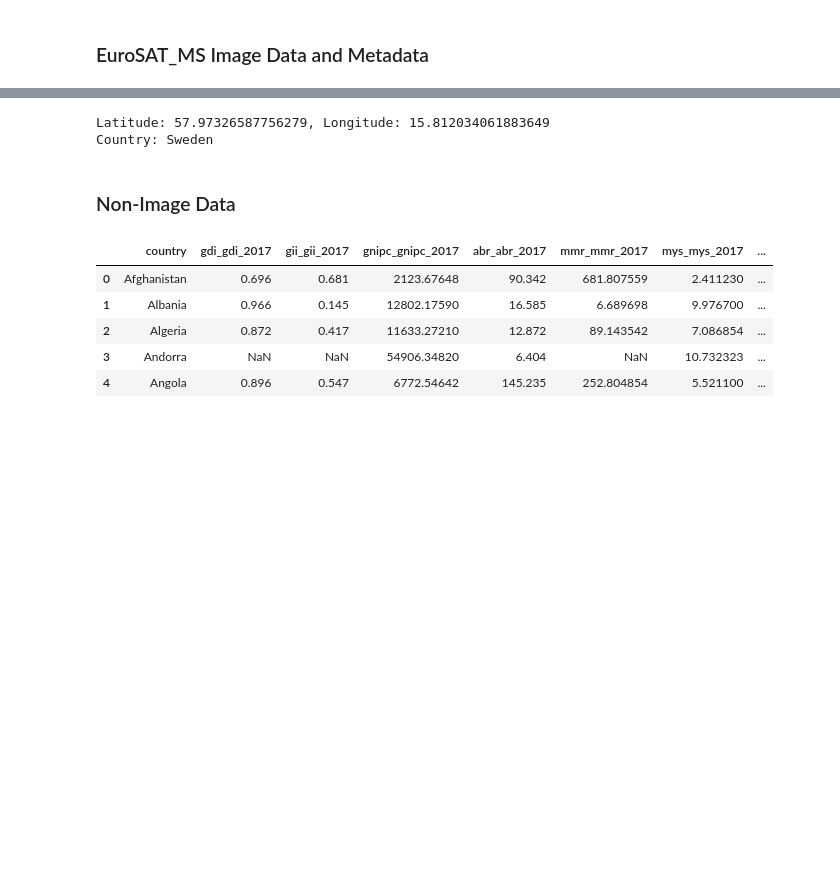
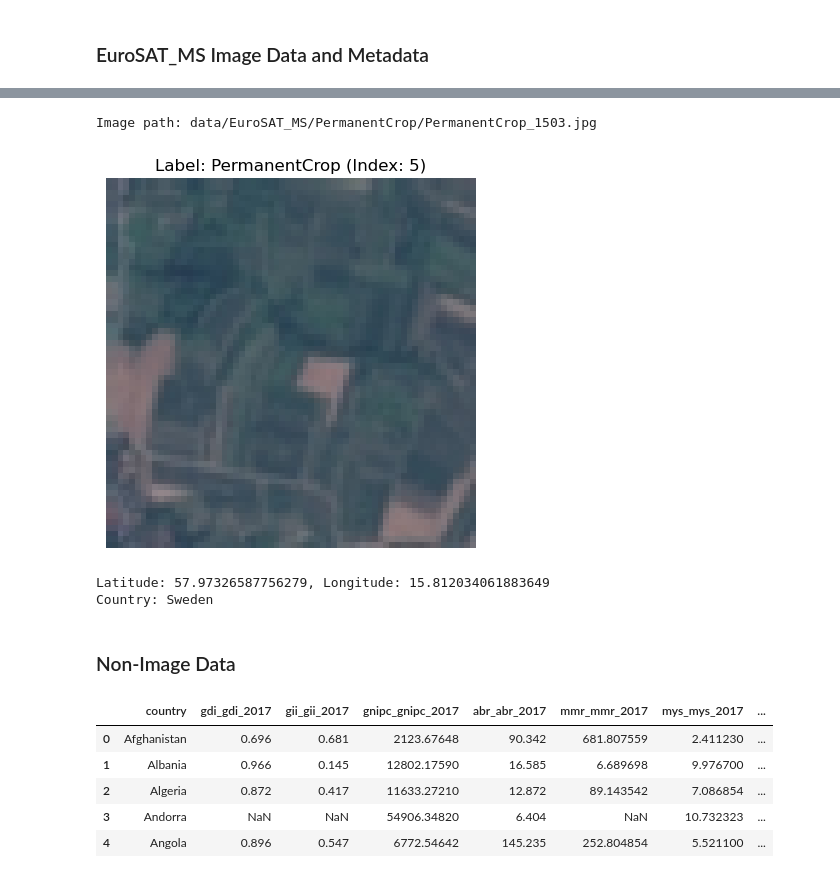
Before and after one commit to pappoja/eurosat, a Jupyter notebook: data_inspection.ipynb, the cells around one changed output, grey strips where cells are left out. Drawn from its saved outputs; the diff is of its cells as text; code cells hidden in the pictures; blank space fills up the shorter version.

Commit message:
Updated idx to label mapping

```diff
--- a/data_inspection.ipynb
+++ b/data_inspection.ipynb
@@ -48,3 +73,37 @@ Image shape: (13, 64, 64)
+# %%
+import matplotlib.pyplot as plt
+from pathlib import Path
+from src.dataset import EuroSatDataset  # make sure this matches your import path
+
+# --- Configuration ---
+csv_path = Path("data/csv_data/train_index.csv")
+image_root = Path("data")  # path to EuroSAT_RGB or EuroSAT_MS root
+idx = 42
+is_tif = False
+
+# --- Load dataset and get item ---
+dataset = EuroSatDataset(csv_file=csv_path, root_dir=image_root, is_tif=is_tif)
+item = dataset[idx]
+
+# Get label name from index
+idx_to_label = {v: k for k, v in dataset.label_to_idx.items()}
+label_idx = item["label"].item()
+label_name = idx_to_label[label_idx]
+
+# Get image path from the dataframe
+img_path_relative = dataset.data_frame.iloc[idx]['image_path']
+img_path_full = image_root / img_path_relative
+print(f"Image path: {img_path_full}")
+
+# --- Visualize ---
+image = item["image"].numpy().transpose(1, 2, 0)
+plt.imshow(image)
+plt.title(f"Label: {label_name} (Index: {label_idx})")
+plt.axis("off")
+plt.show()
+# %% [output]
+Image path: data/EuroSAT_MS/PermanentCrop/PermanentCrop_1503.jpg
+[figure, added]
 # %%
 import rasterio
 from pyproj import Transformer
```
Also changed, not shown: parts of 4 cells of this notebook, 2 other files.
